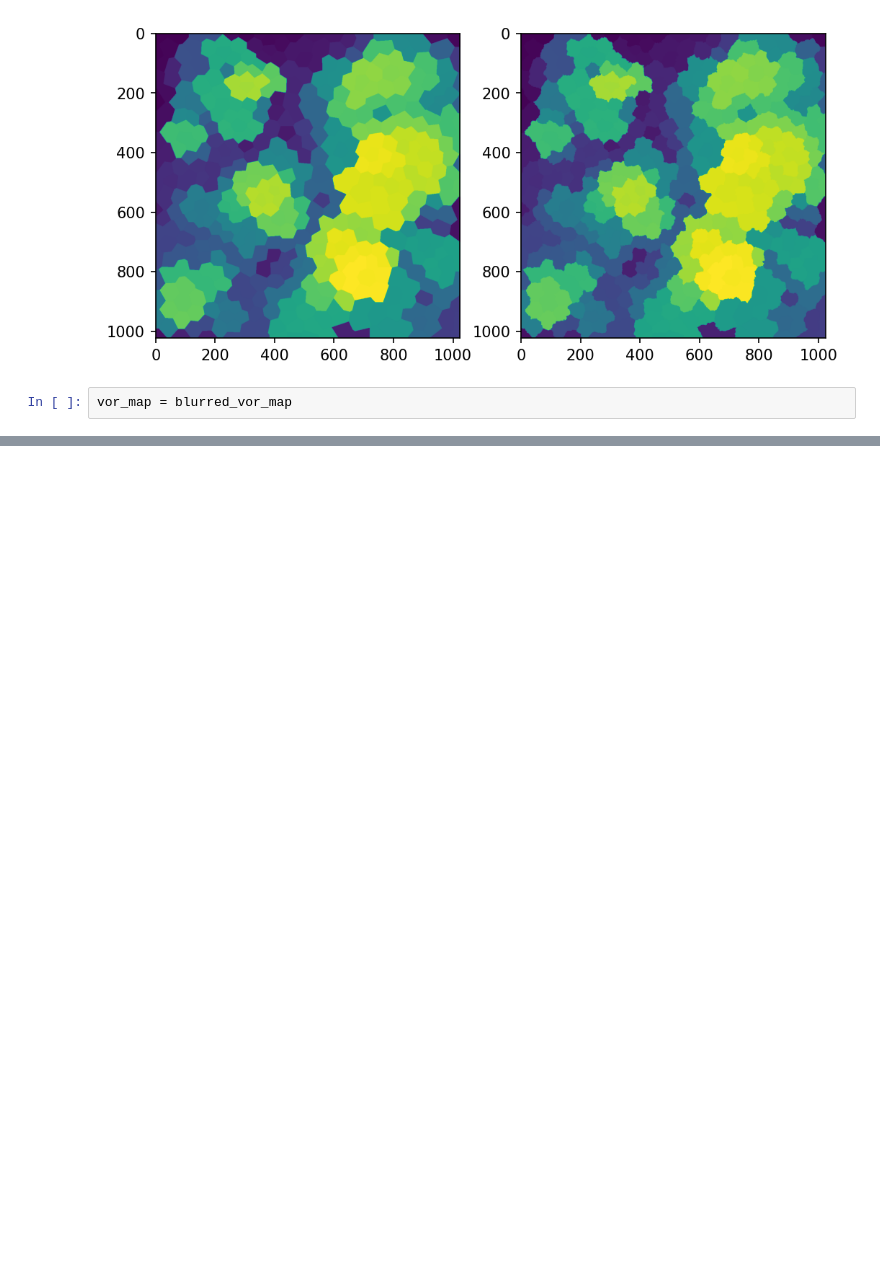
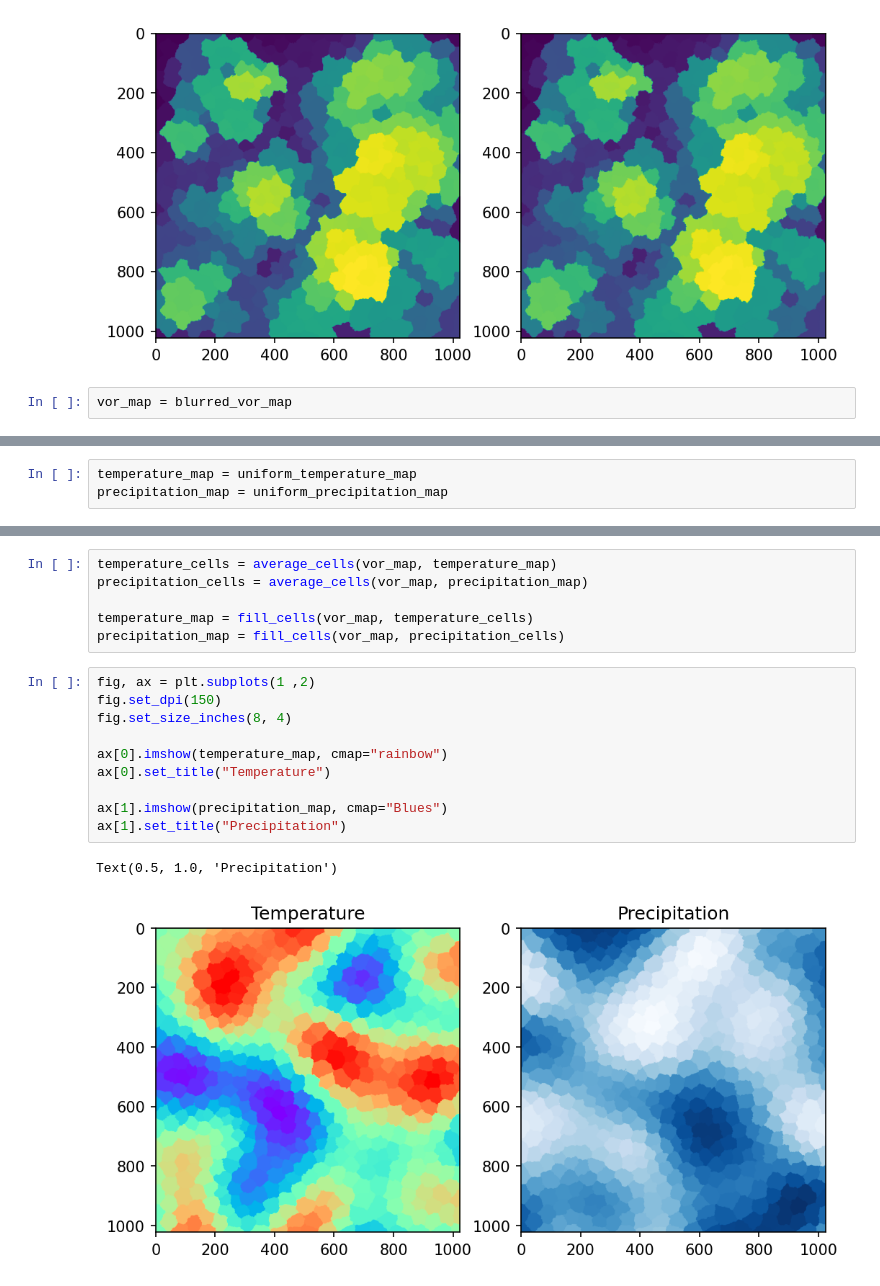
Before and after one commit to AREAGAM/upgraded-adventure, a Jupyter notebook: nosie.ipynb, the cells around one changed output, grey strips where cells are left out. Drawn from its saved outputs; the diff is of its cells as text; blank space fills up the shorter version.

```diff
--- a/nosie.ipynb
+++ b/nosie.ipynb
@@ -128,0 +234,3 @@ vor_map = blurred_vor_map
+# %%
+temperature_map = uniform_temperature_map
+precipitation_map = uniform_precipitation_map
@@ -128,0 +278,19 @@ vor_map = blurred_vor_map
+# %%
+temperature_cells = average_cells(vor_map, temperature_map)
+precipitation_cells = average_cells(vor_map, precipitation_map)
+
+temperature_map = fill_cells(vor_map, temperature_cells)
+precipitation_map = fill_cells(vor_map, precipitation_cells)
+# %%
+fig, ax = plt.subplots(1 ,2)
+fig.set_dpi(150)
+fig.set_size_inches(8, 4)
+
+ax[0].imshow(temperature_map, cmap="rainbow")
+ax[0].set_title("Temperature")
+
+ax[1].imshow(precipitation_map, cmap="Blues")
+ax[1].set_title("Precipitation")
+# %% [output]
+Text(0.5, 1.0, 'Precipitation')
+[figure, added]
```
Also changed, not shown: parts of 15 cells of this notebook.
